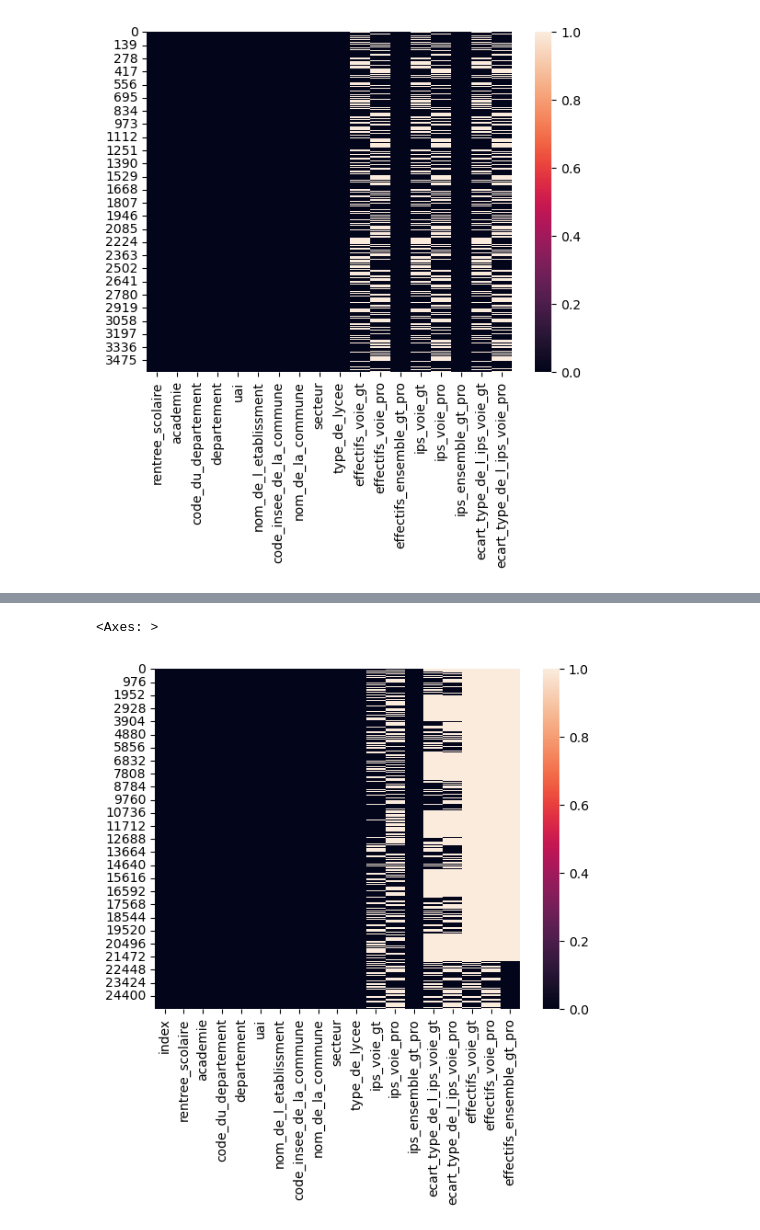
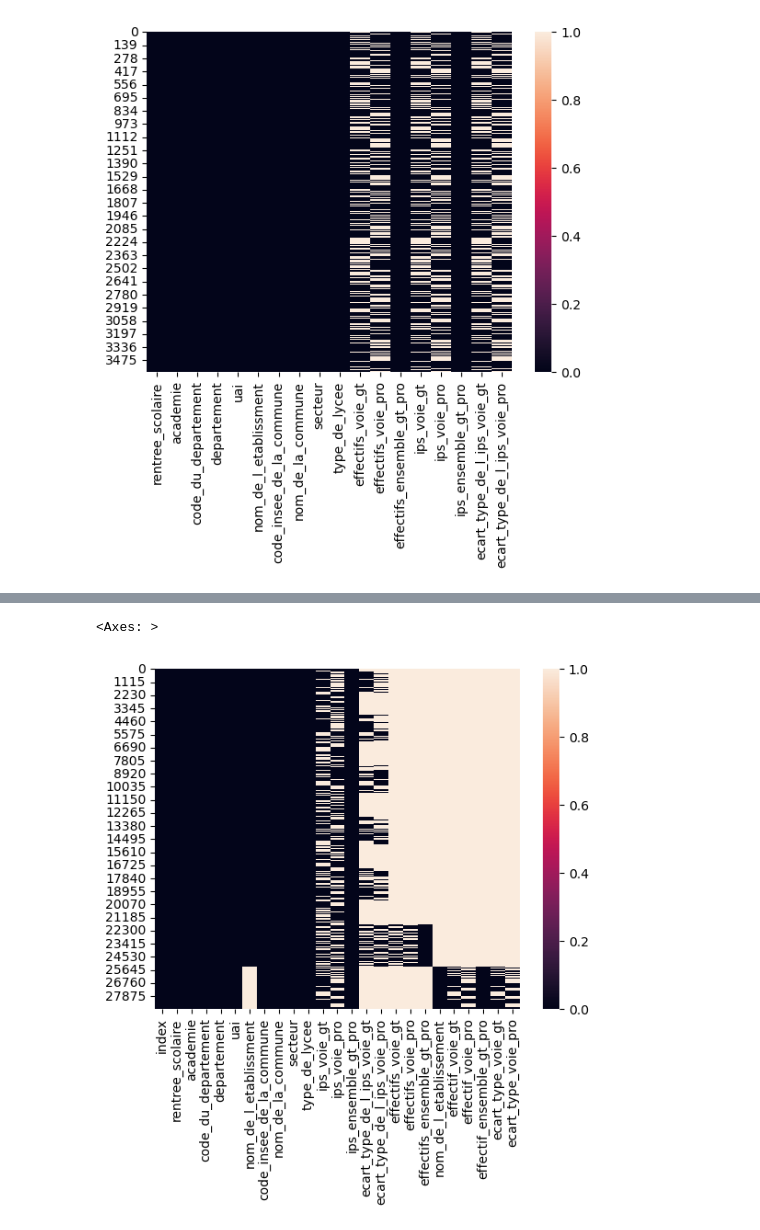
Before and after one commit to Nemesis81/PrezJedah, a Jupyter notebook: cleaningscripte/cleaning_Lycee.ipynb, the cells around one changed output, grey strips where cells are left out. Saved outputs shown, nothing was run; the diff lists cells and outputs as text; code cells hidden in the pictures.

```diff
--- a/cleaningscripte/cleaning_Lycee.ipynb
+++ b/cleaningscripte/cleaning_Lycee.ipynb
@@ -14,13 +15,12 @@ import os
 from dotenv import load_dotenv, find_dotenv
 # %%
 load_dotenv(find_dotenv("./.env"))
-path2 = os.environ.get("IPSLYC") #Variable globale pour le fichier des IPS de collège.
+path2 = os.environ.get("IPSLYC") #Variable globale pour lecture des fichiers csv
 # read datasets
 df_2016 = pd.read_csv(os.path.join(path2, "fr-en-ips_lycees_2016_2021.csv"), sep=";")
 df_2022 = pd.read_csv(os.path.join(path2, "fr-en-ips-lycees-ap2022.csv"), sep=";")
+df_2023 = pd.read_csv(os.path.join(path2, "fr-en-ips-lycees-ap2023.csv"), sep=";")
 df_bac = pd.read_csv(os.path.join(path2, "fr-en-indicateurs-de-resultat-des-lycees-denseignement-general-et-technologique.csv"), sep=";")
-#df_2022 = pd.read_csv("fr-en-ips-lycees-ap2022.csv", sep=";")
-#df_bac = pd.read_csv("fr-en-indicateurs-de-resultat-des-lycees-denseignement-general-et-technologique.csv", sep=";")
 # %%
 df_2016.describe()
 # %% [output]
@@ -167,6 +224,7 @@ Normalisation des data 2016-2022
 # %%
 df_2016['ips_ensemble_gt_pro']= df_2016['ips_ensemble_gt_pro'] / df_2016['ips_ensemble_gt_pro'].abs().max()
 df_2022['ips_ensemble_gt_pro']= df_2022['ips_ensemble_gt_pro'] / df_2022['ips_ensemble_gt_pro'].abs().max()
+df_2023['ips_ensemble_gt_pro']= df_2023['ips_ensemble_gt_pro'] / df_2023['ips_ensemble_gt_pro'].abs().max()
 # %%
 fig2016 = sns.displot(df_2016, x='ips_ensemble_gt_pro', hue='type_de_lycee')
 # %% [output]
@@ -188,9 +255,9 @@ sns.heatmap(df_2022.isnull())
 # %%
-df_1622 = pd.concat([df_2016 ,df_2022], axis=0)
+df_1623 = pd.concat([df_2016 ,df_2022,df_2023], axis=0)
 # %%
-df_1622 = df_1622.reset_index()
-sns.heatmap(df_1622.isna())
+df_1623 = df_1623.reset_index()
+sns.heatmap(df_1623.isna())
 # %% [output]
 <Axes: >
-[figure, old version]
+[figure, new version]
 # %%
```
Also changed, not shown: parts of 12 cells of this notebook, 1 other file.
